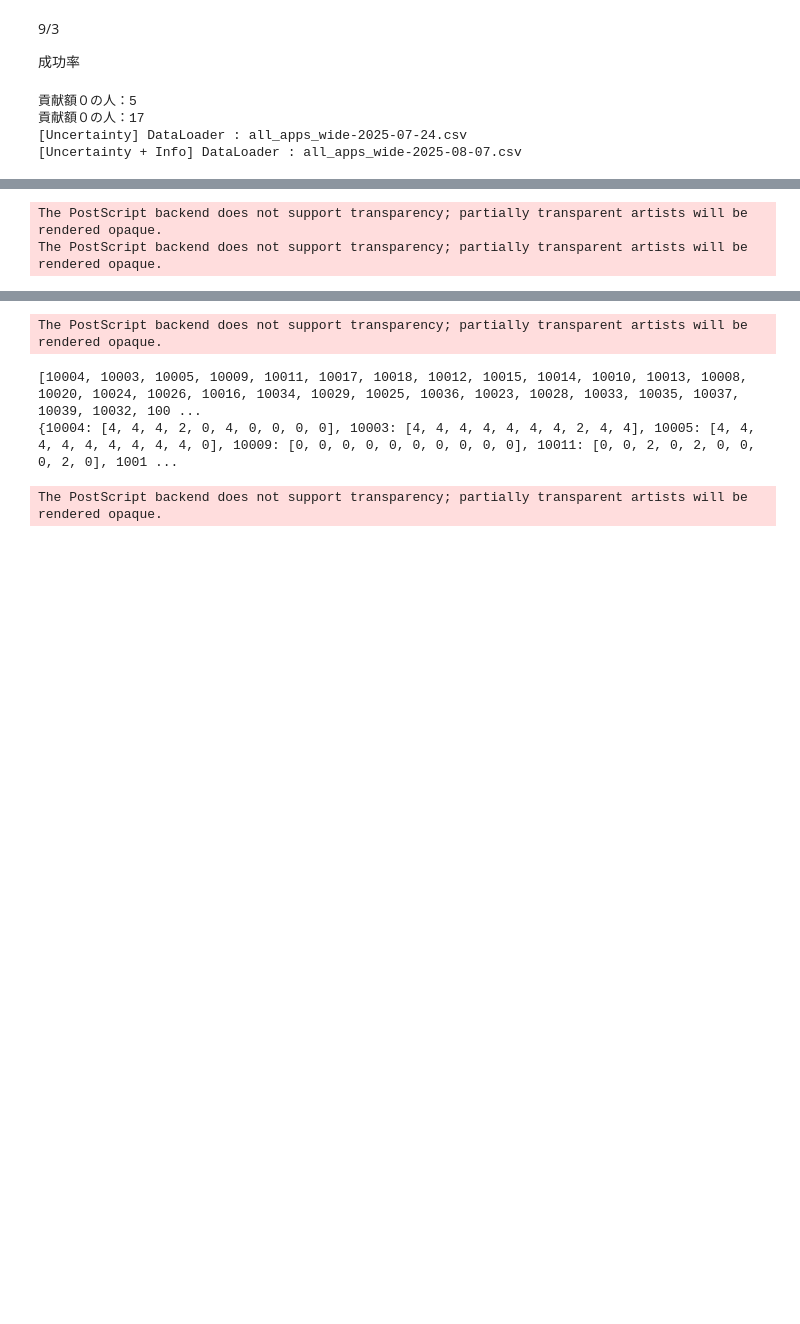
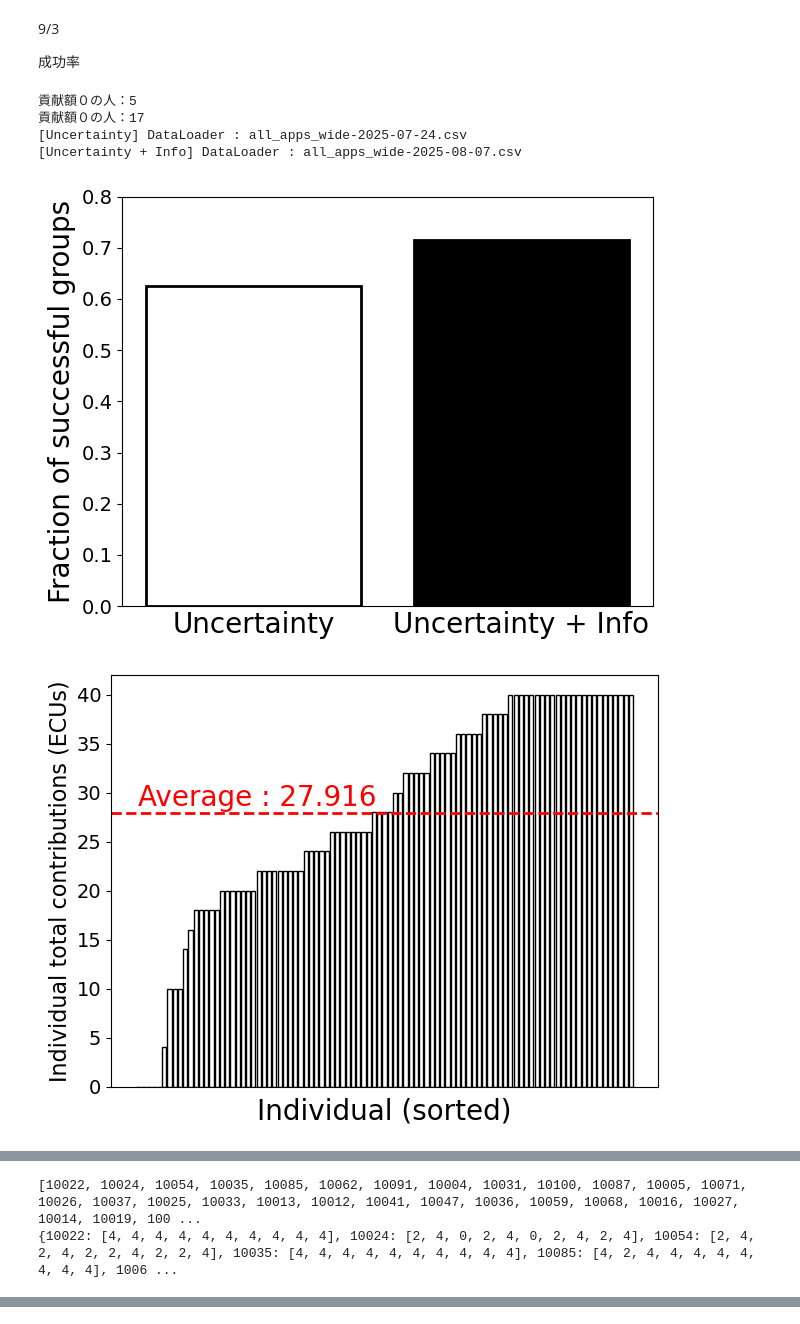
Before and after one commit to yokoyama-ShizuokaUniversity/CRD_DataAnalyse, a Jupyter notebook: getdata.ipynb, the cells around one changed output, grey strips where cells are left out. Cells and saved outputs as stored; diff of their text form; code cells hidden in the pictures; blank space fills up the shorter version.

```diff
--- a/getdata.ipynb
+++ b/getdata.ipynb
@@ -407,32 +407,34 @@ g_normal = GetData(
     dirpath="./",
     filename="all_apps_wide-2025-07-24.csv"
 )
 g_info = GetData(
     dirpath="./",
     filename="all_apps_wide-2025-08-07.csv"
 )
 
 # 貢献額が0の人数
 def zero_contrib(d):
     contribs = [sum(v) for v in d.values()]
     cnt = 0
     for c in contribs:
         if c == 0:
             cnt += 1
     print(f"貢献額０の人：{cnt}")
 zero_contrib(g_normal.get_success_contribution())
 zero_contrib(g_info.get_success_contribution())
 
 # グラフ描画用のインスタンス
-gp = GraphPlot(g_normal, savefig=True, debug=True, figtype="eps")
-gp_info = GraphPlot(g_info, savefig=True, debug=True, figtype="eps")
+gp = GraphPlot(g_normal, savefig=False, debug=True, figtype="eps")
+gp_info = GraphPlot(g_info, savefig=False, debug=True, figtype="eps")
 gp.plot_success_percentage_ver2(g_info)
 gp.plot_individual_contrib()
 gp_info.plot_individual_contrib(bartype="black")
 gp.plot_group_contrib()
 gp_info.plot_group_contrib(bartype="black")
 # %% [output]
 貢献額０の人：5
 貢献額０の人：17
 [Uncertainty] DataLoader : all_apps_wide-2025-07-24.csv
 [Uncertainty + Info] DataLoader : all_apps_wide-2025-08-07.csv
+[figure, added]
+[figure, added]
@@ -439,2 +442,2 @@ gp_info.plot_group_contrib(bartype="black")
-The PostScript backend does not support transparency; partially transparent artists will be rendered opaque.
-The PostScript backend does not support transparency; partially transparent artists will be rendered opaque.
+[10022, 10024, 10054, 10035, 10085, 10062, 10091, 10004, 10031, 10100, 10087, 10005, 10071, 10026, 10037, 10025, 10033, 10013, 10012, 10041, 10047, 10036, 10059, 10068, 10016, 10027, 10014, 10019, 100 ...
+{10022: [4, 4, 4, 4, 4, 4, 4, 4, 4, 4], 10024: [2, 4, 0, 2, 4, 0, 2, 4, 2, 4], 10054: [2, 4, 2, 4, 2, 2, 4, 2, 2, 4], 10035: [4, 4, 4, 4, 4, 4, 4, 4, 4, 4], 10085: [4, 2, 4, 4, 4, 4, 4, 4, 4, 4], 1006 ...
@@ -443,4 +446,0 @@ The PostScript backend does not support transparency; partially transparent arti
-The PostScript backend does not support transparency; partially transparent artists will be rendered opaque.
-[10004, 10003, 10005, 10009, 10011, 10017, 10018, 10012, 10015, 10014, 10010, 10013, 10008, 10020, 10024, 10026, 10016, 10034, 10029, 10025, 10036, 10023, 10028, 10033, 10035, 10037, 10039, 10032, 100 ...
-{10004: [4, 4, 4, 2, 0, 4, 0, 0, 0, 0], 10003: [4, 4, 4, 4, 4, 4, 4, 2, 4, 4], 10005: [4, 4, 4, 4, 4, 4, 4, 4, 4, 0], 10009: [0, 0, 0, 0, 0, 0, 0, 0, 0, 0], 10011: [0, 0, 2, 0, 2, 0, 0, 0, 2, 0], 1001 ...
-The PostScript backend does not support transparency; partially transparent artists will be rendered opaque.
```
Also changed, not shown: parts of 1 cell of this notebook, 11 other files.
